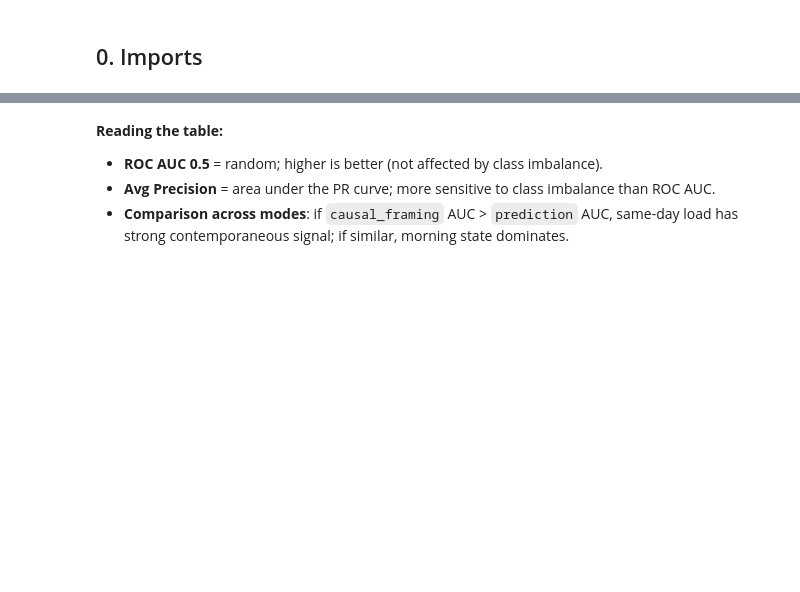
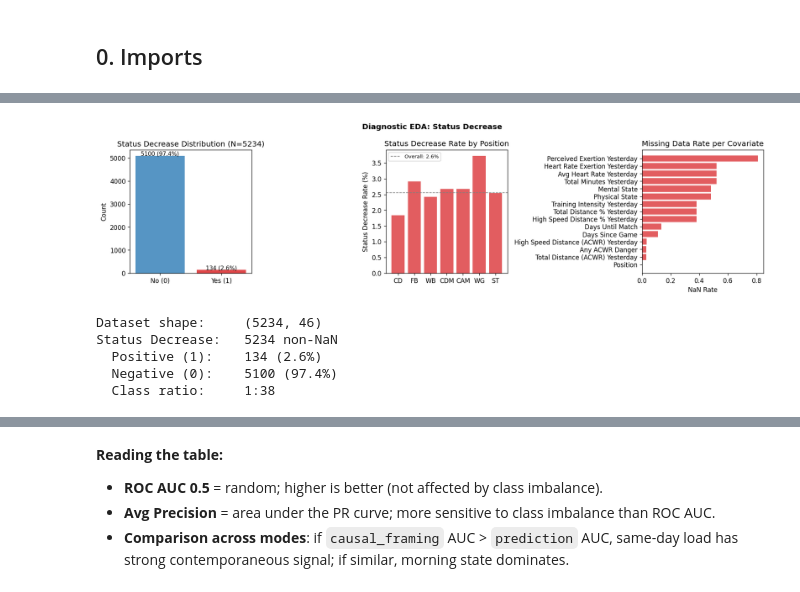
Before and after one commit to andreasgoethals/Readiness-To-Train, a Jupyter notebook: notebooks/2.3. Experiment3.ipynb, the cells around one changed output, grey strips where cells are left out. Drawn from its saved outputs; the diff is of its cells as text; code cells hidden in the pictures; blank space fills up the shorter version.

```diff
--- a/notebooks/2.3. Experiment3.ipynb
+++ b/notebooks/2.3. Experiment3.ipynb
@@ -118,0 +125,55 @@ print("Setup complete.")
+# %%
+# -- Diagnostic EDA: Status Decrease distribution, class balance, correlations --
+ROOT = Path('..').resolve()
+RTT_PATH = ROOT / 'data' / 'processed' / 'RTT.xlsx'
+df_eda = pd.read_excel(RTT_PATH)
+df_eda['Date'] = pd.to_datetime(df_eda['Date'])
+
+sd = df_eda['Status Decrease'].dropna()
+
+fig, axes = plt.subplots(1, 3, figsize=(15, 4))
+
+# Class balance
+ax = axes[0]
+counts = sd.value_counts().sort_index()
+ax.bar(['No (0)', 'Yes (1)'], counts.values, color=['#2c7bb6', '#d7191c'], alpha=0.8)
+for i, v in enumerate(counts.values):
+    ax.text(i, v + 10, f'{v} ({v/len(sd)*100:.1f}%)', ha='center', fontsize=9)
+ax.set_ylabel('Count')
+ax.set_title(f'Status Decrease Distribution (N={len(sd)})')
+
+# Per-position rate
+ax = axes[1]
+pos_order = ['CD', 'FB', 'WB', 'CDM', 'CAM', 'WG', 'ST']
+df_plot = df_eda[df_eda['Status Decrease'].notna()].copy()
+pos_present = [p for p in pos_order if p in df_plot['Position'].values]
+rates = df_plot.groupby('Position')['Status Decrease'].mean().reindex(pos_present)
+ax.bar(rates.index, rates.values * 100, color='#d7191c', alpha=0.7)
+ax.set_ylabel('Status Decrease Rate (%)')
+ax.set_title('Status Decrease Rate by Position')
+ax.axhline(sd.mean() * 100, color='grey', ls='--', lw=1, label=f'Overall: {sd.mean()*100:.1f}%')
+ax.legend(fontsize=8)
+
+# NaN rate per covariate
+ax = axes[2]
+nan_rates = df_eda[COVARIATES].isnull().mean().sort_values(ascending=True)
+ax.barh(nan_rates.index, nan_rates.values, color='#d7191c', alpha=0.7)
+ax.set_xlabel('NaN Rate')
+ax.set_title('Missing Data Rate per Covariate')
+
+plt.suptitle('Diagnostic EDA: Status Decrease', fontweight='bold')
+plt.tight_layout()
+plt.show()
+
+print(f'Dataset shape:     {df_eda.shape}')
+print(f'Status Decrease:   {sd.count()} non-NaN')
+print(f'  Positive (1):    {int(sd.sum())} ({sd.mean()*100:.1f}%)')
+print(f'  Negative (0):    {int((sd==0).sum())} ({(1-sd.mean())*100:.1f}%)')
+print(f'  Class ratio:     1:{int((1-sd.mean())/sd.mean())}')
+# %% [output]
+[figure, added]
+Dataset shape:     (5234, 46)
+Status Decrease:   5234 non-NaN
+  Positive (1):    134 (2.6%)
+  Negative (0):    5100 (97.4%)
+  Class ratio:     1:38
```
Also changed, not shown: parts of 23 cells of this notebook, 17 other files.
